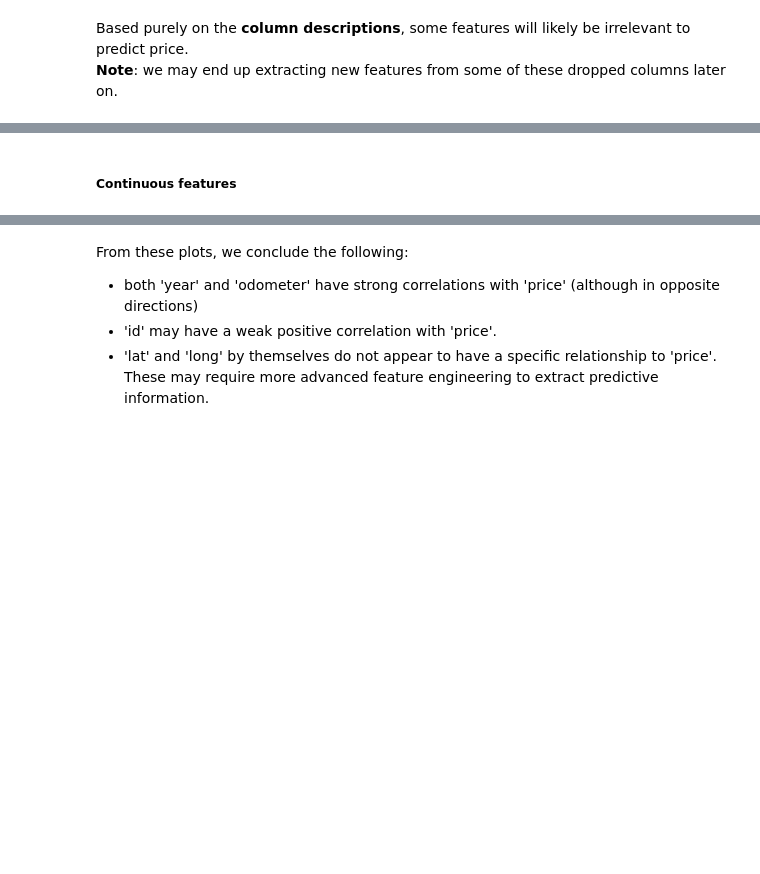
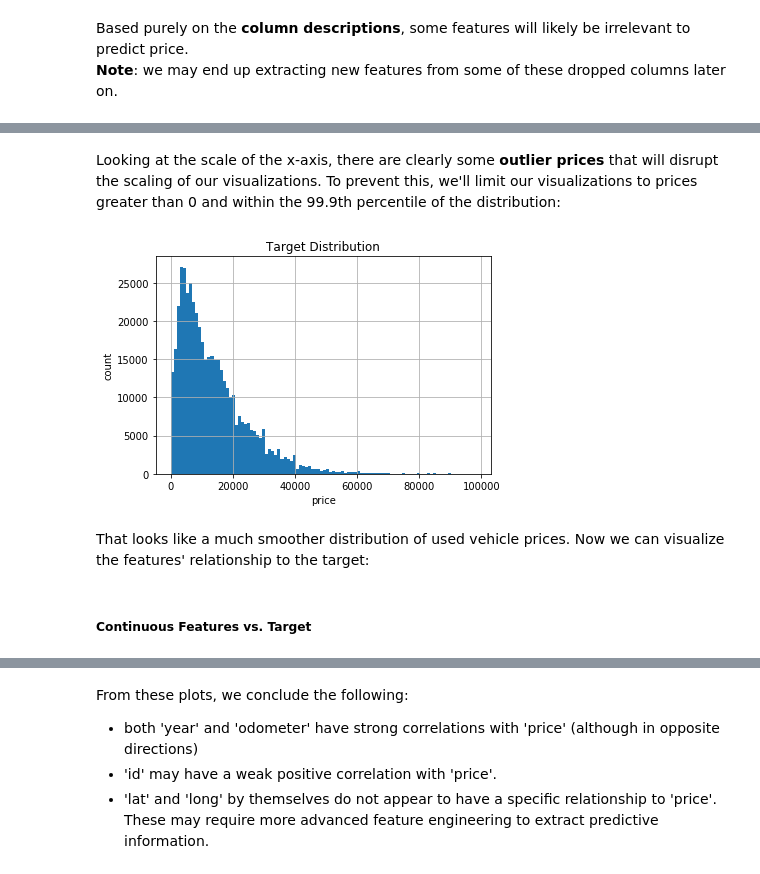
Before and after one commit to AppliedML2020/assignment-3-tomas-larrain, a Jupyter notebook: hw-3_Brett.ipynb, the cells around one changed output, grey strips where cells are left out. Saved outputs shown, nothing was run; the diff lists cells and outputs as text; code cells hidden in the pictures; blank space fills up the shorter version.

```diff
--- a/hw-3_Brett.ipynb
+++ b/hw-3_Brett.ipynb
@@ -46,3 +55,17 @@ relevant_types = raw_features.dtypes[relevant_features]
+# %% [markdown]
+Looking at the scale of the x-axis, there are clearly some **outlier prices** that will disrupt the scaling of our visualizations.  To prevent this, we'll limit our visualizations to prices greater than 0 and within the 99.9th percentile of the distribution:
+# %%
+valid_price_rows = (raw_target > 0) & (raw_target < raw_target.quantile(.999))
+
+# Replot the histogram
+raw_target[valid_price_rows].hist(bins=100)
+plt.title('Target Distribution')
+plt.xlabel('price')
+plt.ylabel('count');
+# %% [output]
+[figure, added]
+# %% [markdown]
+That looks like a much smoother distribution of used vehicle prices.  Now we can visualize the features' relationship to the target:
 # %% [markdown]
-##### Continuous features
+##### Continuous Features vs. Target
 # %%
```
Also changed, not shown: parts of 48 cells of this notebook.
